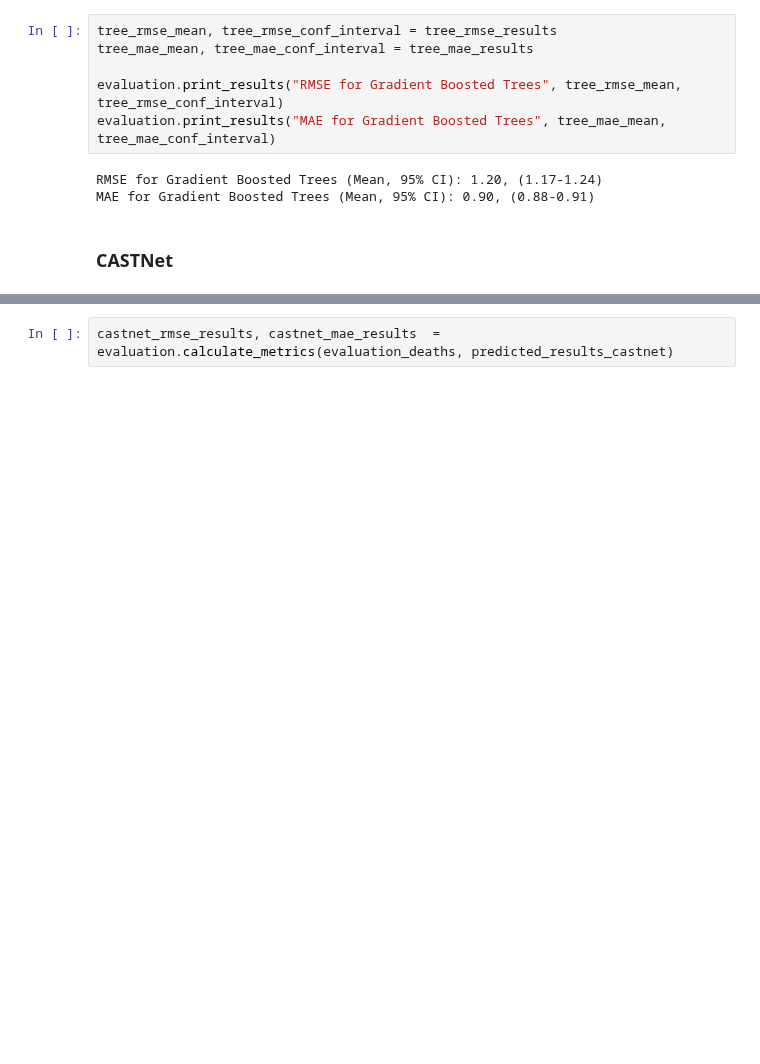
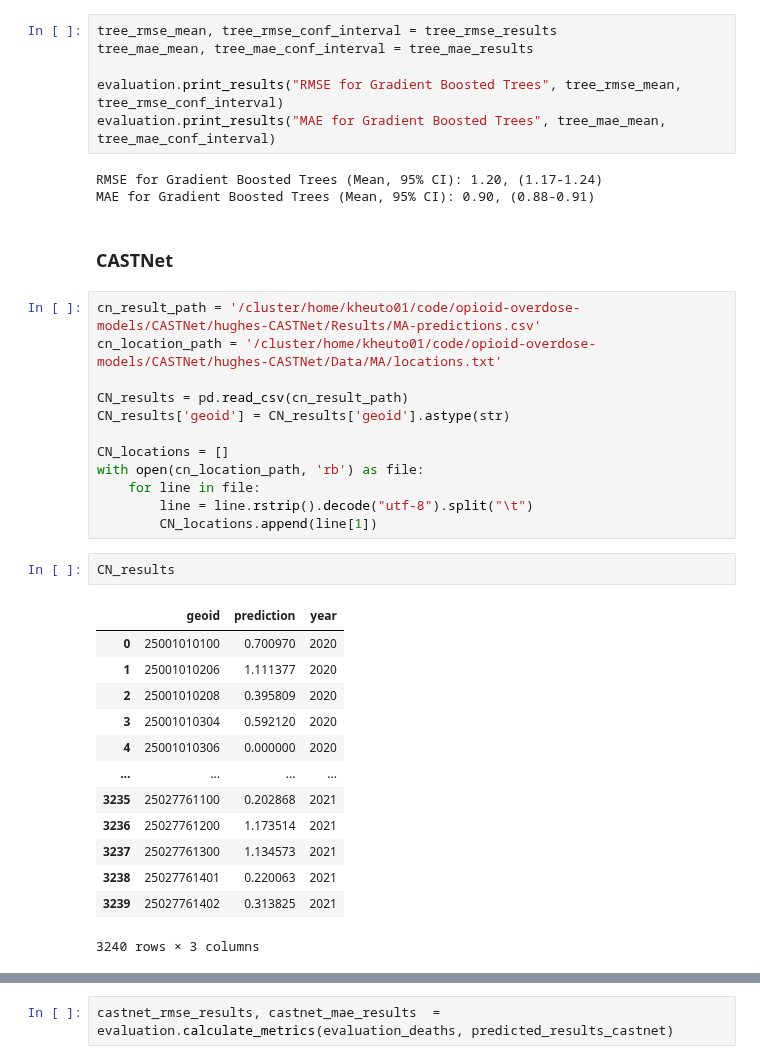
Before and after one commit to tufts-ml/opioid-overdose-models, a Jupyter notebook: experiment-runner/MA-Run Models.ipynb, the cells around one changed output, grey strips where cells are left out. Cells and saved outputs as stored; diff of their text form; blank space fills up the shorter version.

```diff
--- a/experiment-runner/MA-Run Models.ipynb
+++ b/experiment-runner/MA-Run Models.ipynb
@@ -330,3 +344,31 @@ RMSE for Gradient Boosted Trees (Mean, 95% CI): 1.20, (1.17-1.24)
 MAE for Gradient Boosted Trees (Mean, 95% CI): 0.90, (0.88-0.91)
 # %% [markdown]
 ### CASTNet
+# %%
+cn_result_path = '/cluster/home/kheuto01/code/opioid-overdose-models/CASTNet/hughes-CASTNet/Results/MA-predictions.csv'
+cn_location_path = '/cluster/home/kheuto01/code/opioid-overdose-models/CASTNet/hughes-CASTNet/Data/MA/locations.txt'
+
+CN_results = pd.read_csv(cn_result_path)
+CN_results['geoid'] = CN_results['geoid'].astype(str)
+
+CN_locations = []
+with open(cn_location_path, 'rb') as file:
+    for line in file:
+        line = line.rstrip().decode("utf-8").split("\t")
+        CN_locations.append(line[1])
+# %%
+CN_results
+# %% [output]
+|  | geoid | prediction | year |
+| 0 | 25001010100 | 0.700970 | 2020 |
+| 1 | 25001010206 | 1.111377 | 2020 |
+| 2 | 25001010208 | 0.395809 | 2020 |
+| 3 | 25001010304 | 0.592120 | 2020 |
+| 4 | 25001010306 | 0.000000 | 2020 |
+| ... | ... | ... | ... |
+| 3235 | 25027761100 | 0.202868 | 2021 |
+| 3236 | 25027761200 | 1.173514 | 2021 |
+| 3237 | 25027761300 | 1.134573 | 2021 |
+| 3238 | 25027761401 | 0.220063 | 2021 |
+| 3239 | 25027761402 | 0.313825 | 2021 |
+3240 rows × 3 columns
```
Also changed, not shown: parts of 24 cells of this notebook, 24 other files.
